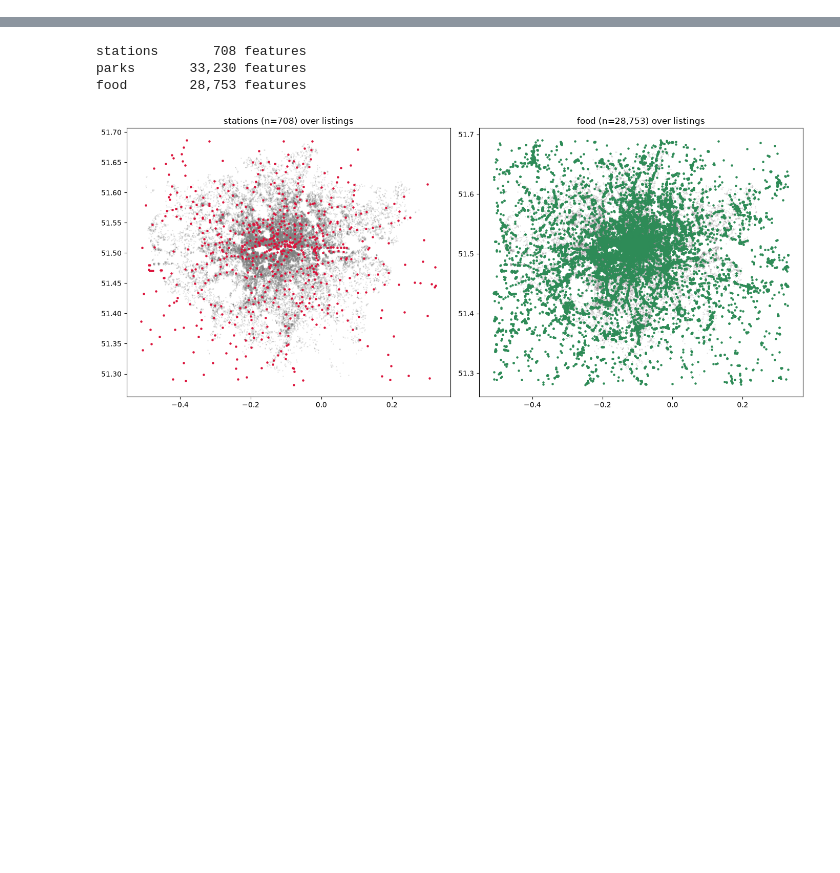
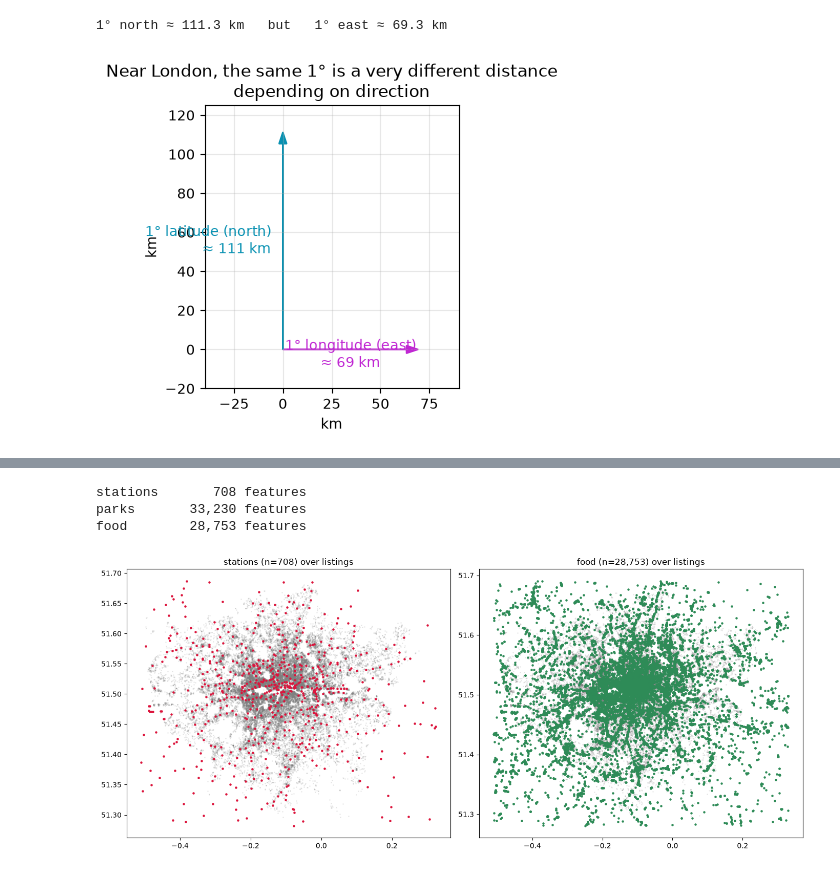
Before and after one commit to KevST14/london-rent-reality-check, a Jupyter notebook: notebooks/02_geo_features.ipynb, the cells around one changed output, grey strips where cells are left out. Cells and saved outputs as stored; diff of their text form; code cells hidden in the pictures; blank space fills up the shorter version.

```diff
--- a/notebooks/02_geo_features.ipynb
+++ b/notebooks/02_geo_features.ipynb
@@ -35 +44,40 @@ the thinking.
+# %%
+import matplotlib.pyplot as plt
+import numpy as np
+
+# How far is 1 degree, on the ground, near London (latitude ~51.5°)?
+lat0 = 51.5
+km_per_deg_lat = 111.32  # roughly constant everywhere
+km_per_deg_lon = 111.32 * np.cos(np.deg2rad(lat0))  # shrinks toward the poles
+
+fig, ax = plt.subplots(figsize=(6.5, 4))
+ax.arrow(0, 0, km_per_deg_lon, 0, head_width=4, length_includes_head=True, color="#c026d3")
+ax.arrow(0, 0, 0, km_per_deg_lat, head_width=4, length_includes_head=True, color="#0891b2")
+ax.text(
+    km_per_deg_lon / 2,
+    -9,
+    f"1° longitude (east)\n≈ {km_per_deg_lon:.0f} km",
+    ha="center",
+    color="#c026d3",
+)
+ax.text(
+    -6,
+    km_per_deg_lat / 2,
+    f"1° latitude (north)\n≈ {km_per_deg_lat:.0f} km",
+    va="center",
+    ha="right",
+    color="#0891b2",
+)
+ax.set_xlim(-40, 90)
+ax.set_ylim(-20, 125)
+ax.set_aspect("equal")
+ax.set_title("Near London, the same 1° is a very different distance\ndepending on direction")
+ax.set_xlabel("km")
+ax.set_ylabel("km")
+ax.grid(alpha=0.3)
+plt.tight_layout()
+print(f"1° north ≈ {km_per_deg_lat:.1f} km   but   1° east ≈ {km_per_deg_lon:.1f} km")
+# %% [output]
+1° north ≈ 111.3 km   but   1° east ≈ 69.3 km
+[figure, added]
 # %% [markdown]
```
Also changed, not shown: parts of 20 cells of this notebook, 5 other files.
